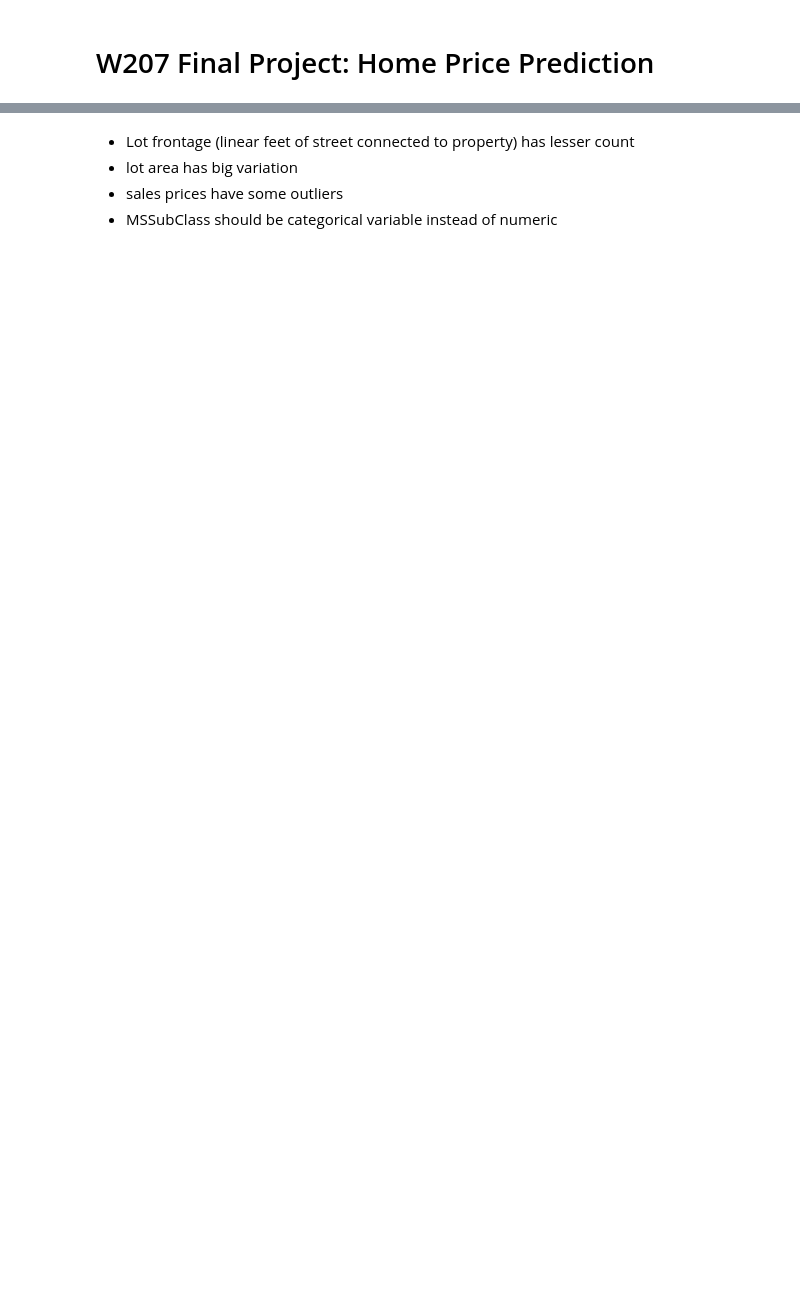
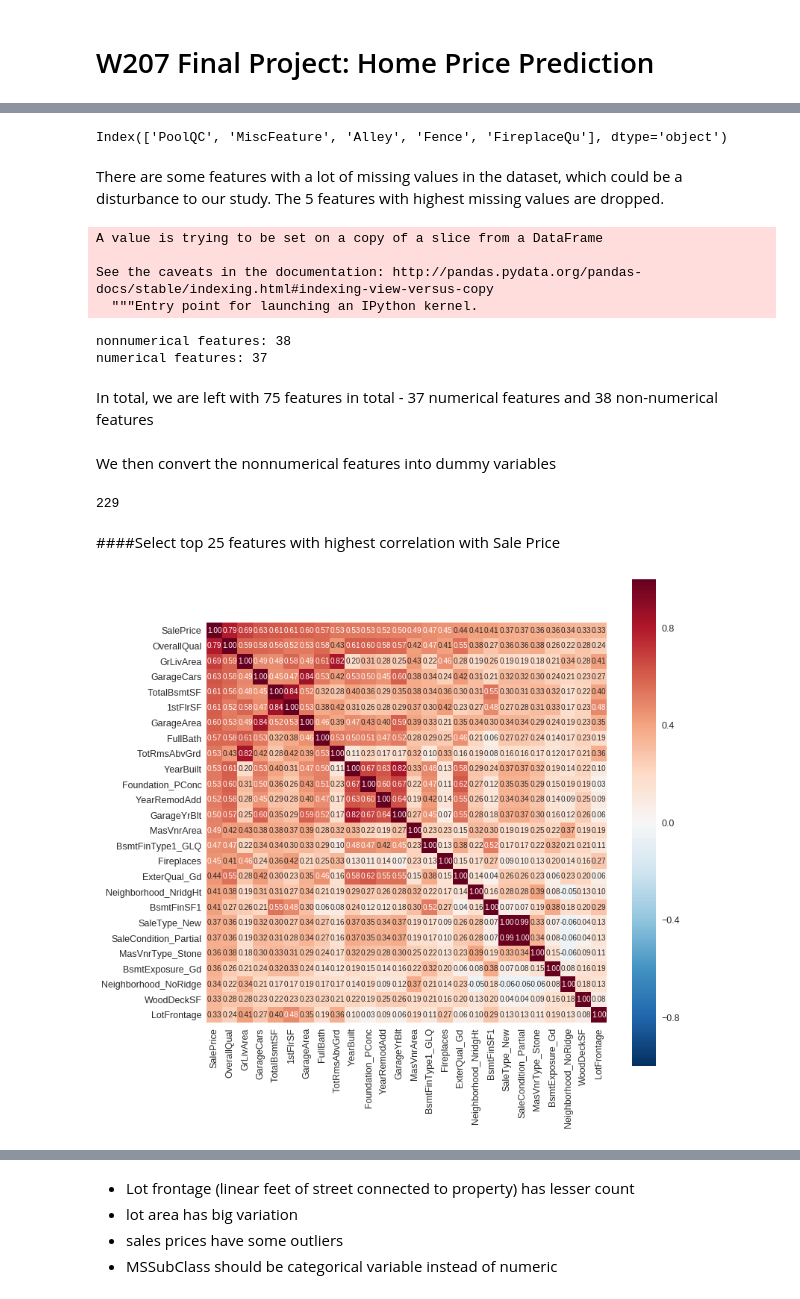
Before and after one commit to jjpeh/W207, a Jupyter notebook: W207_Home_Price_Prediction.ipynb, the cells around one changed output, grey strips where cells are left out. Saved outputs shown, nothing was run; the diff lists cells and outputs as text; code cells hidden in the pictures; blank space fills up the shorter version.

```diff
--- a/W207_Home_Price_Prediction.ipynb
+++ b/W207_Home_Price_Prediction.ipynb
@@ -86,0 +136,53 @@ Index(['Id', 'MSSubClass', 'MSZoning', 'LotFrontage', 'LotArea', 'Street',
+# %%
+# select top NA features to drop from study
+null_features_to_drop = pcnt_null.index[0:5]
+null_features_to_drop
+# %% [output]
+Index(['PoolQC', 'MiscFeature', 'Alley', 'Fence', 'FireplaceQu'], dtype='object')
+# %% [markdown]
+There are some features with a lot of missing values in the dataset, which could be a disturbance to our study. The 5 features with highest missing values are dropped.
+# %%
+# Drop features with much null values in the dataframe
+train_df.drop(null_features_to_drop, axis = 1, inplace = True)
+# %% [output]
+A value is trying to be set on a copy of a slice from a DataFrame
+
+See the caveats in the documentation: http://pandas.pydata.org/pandas-docs/stable/indexing.html#indexing-view-versus-copy
+  """Entry point for launching an IPython kernel.
+# %%
+# split nonnumerical and numerical features
+cat_features = train_df.select_dtypes(include=['object'])
+num_features = train_df.select_dtypes(exclude=['object'])
+
+print("nonnumerical features:", len(cat_features.columns))
+print("numerical features:", len(num_features.columns))
+# %% [output]
+nonnumerical features: 38
+numerical features: 37
+# %% [markdown]
+In total, we are left with 75 features in total - 37 numerical features and 38 non-numerical features
+# %% [markdown]
+We then convert the nonnumerical features into dummy variables
+# %%
+#Encode categorical variables using dummies
+train_df_dummy = pd.get_dummies(train_df, drop_first=True)
+#check number of features
+len(train_df_dummy.columns)
+# %% [output]
+229
+# %% [markdown]
+####Select top 25 features with highest correlation with Sale Price
+# %%
+# Top 25 Heatmap
+k = 26 #number of variables for heatmap
+#drop null values for correlation calculation
+train_df_nonull = train_df_dummy.dropna()
+corrmat = train_df_nonull.corr()
+hi_cols = corrmat.nlargest(k, 'SalePrice')['SalePrice'].index
+cm = np.corrcoef(train_df_nonull[hi_cols].values.T)
+sns.set(font_scale=1.25)
+fig, ax = plt.subplots(figsize=(12,12))
+hm = sns.heatmap(cm, cbar=True, annot=True, square=True, fmt='.2f', annot_kws={'size': 10}, yticklabels=hi_cols.values, xticklabels=hi_cols.values, ax = ax)
+plt.show()
+# %% [output]
+[figure, added]
```
Also changed, not shown: parts of 85 cells of this notebook.
